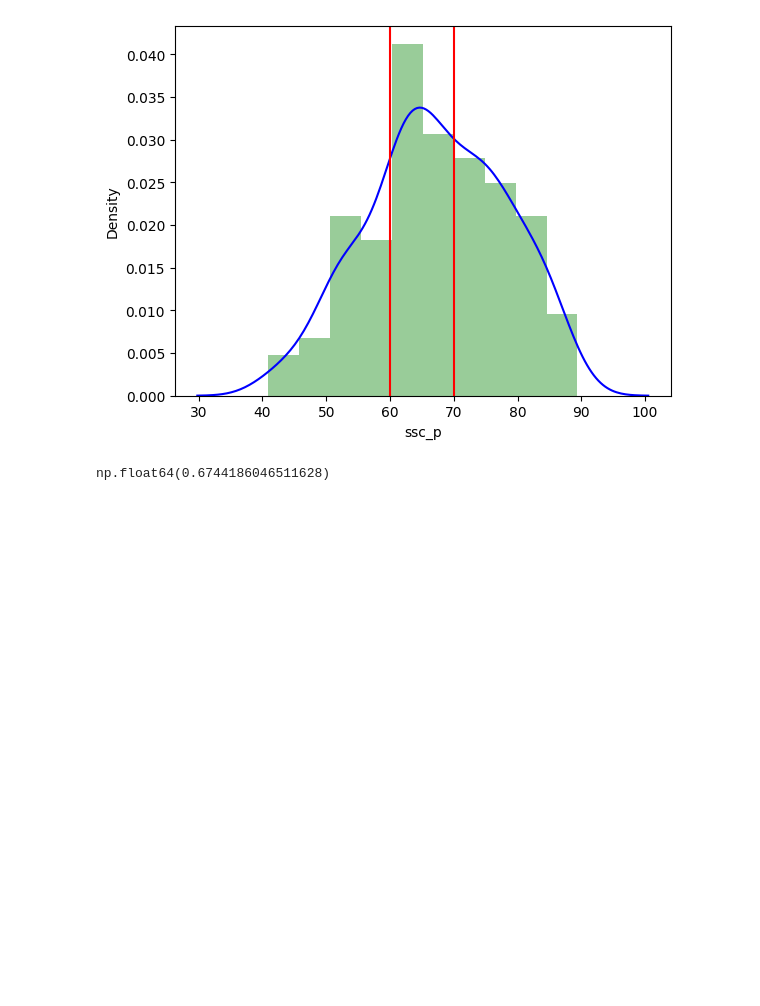
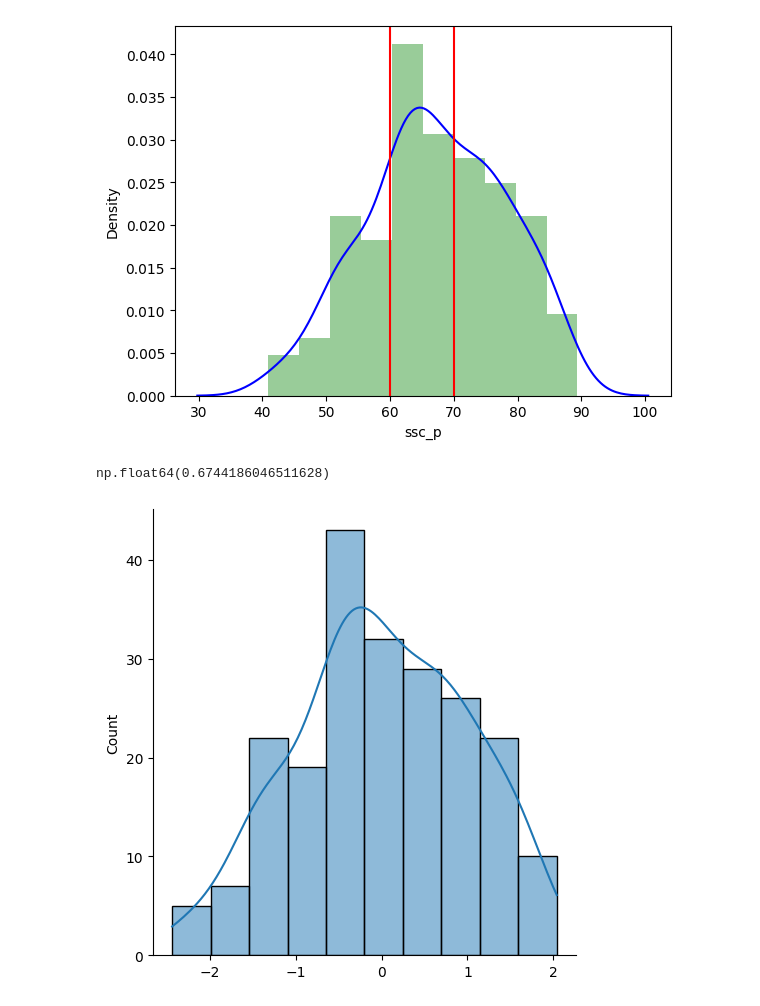
Before and after one commit to Muthumk123/DataScience-Week-5, a Jupyter notebook: placement_preprocessing.ipynb, the cells around one changed output. Drawn from its saved outputs; the diff is of its cells as text; code cells hidden in the pictures; blank space fills up the shorter version.

```diff
--- a/placement_preprocessing.ipynb
+++ b/placement_preprocessing.ipynb
@@ -228,3 +228,17 @@ edcf(70)
 np.float64(0.6744186046511628)
 # %%
 #pip install statsmodels
+# %%
+def stand_nor_dist(preprocessed):
+    #convertion of Normal distribution to  Standed Normal distribution graph
+    import  seaborn as sns #importing requid moduel
+    mean=preprocessed.mean() # finding mean with dataset
+    std =preprocessed.std() # finding std with dataset
+    values=[i for i in preprocessed] # passing dataset in list by useing for loop storeing in values
+    z_score=[((s-mean)/std)for s in values] #passing  Normal SD formula in the Values list by useing for loop storeing in z_score
+    sns.displot(z_score,kde=True) # Creating graph by list stored z_score  ###  Z_score is formula name to find SND
+    sum(z_score)/len(z_score) # sumation
+# %%
+stand_nor_dist(preprocessed["ssc_p"])
+# %% [output]
+[figure, added]
```
